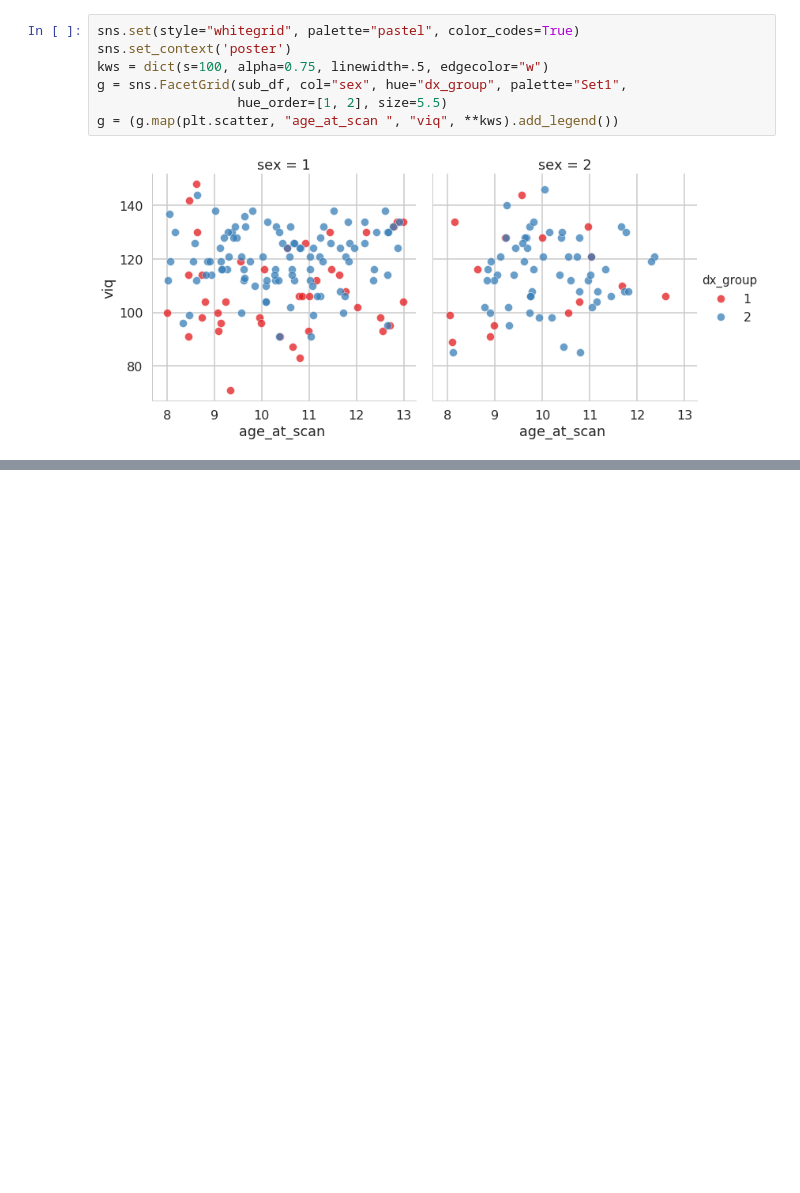
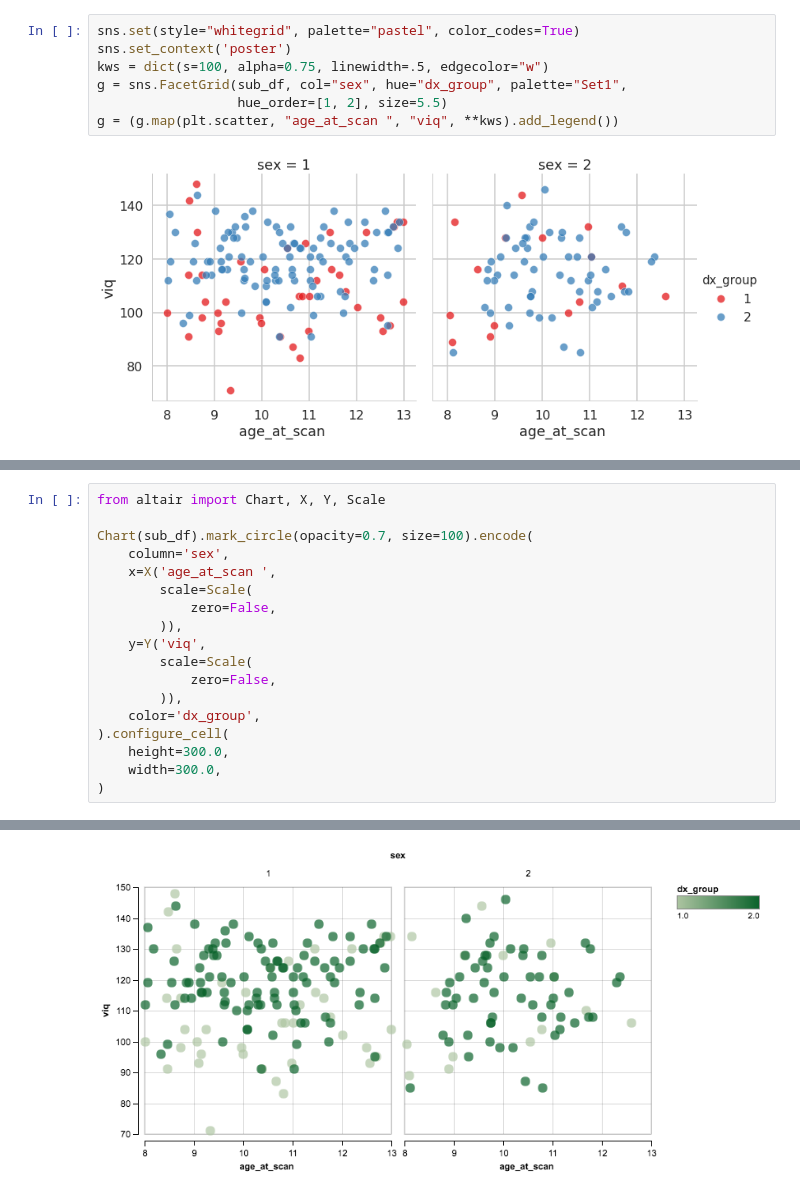
Before and after one commit to neuro-data-science/neuroviz, a Jupyter notebook: notebooks/introductory_2d.ipynb, the cells around one changed output, grey strips where cells are left out. Drawn from its saved outputs; the diff is of its cells as text; blank space fills up the shorter version.

```diff
--- a/notebooks/introductory_2d.ipynb
+++ b/notebooks/introductory_2d.ipynb
@@ -81 +80,20 @@ sns.despine(left=True)
 [figure]
+# %%
+from altair import Chart, X, Y, Scale
+
+Chart(sub_df).mark_circle(opacity=0.7, size=100).encode(
+    column='sex',
+    x=X('age_at_scan ',
+        scale=Scale(
+            zero=False,
+        )),
+    y=Y('viq',
+        scale=Scale(
+            zero=False,
+        )),
+    color='dx_group',
+).configure_cell(
+    height=300.0,
+    width=300.0,
+)
+# %% [output]
@@ -81,0 +101 @@ sns.despine(left=True)
+[figure, added]
```
Also changed, not shown: parts of 2 cells of this notebook, 2 other files.
